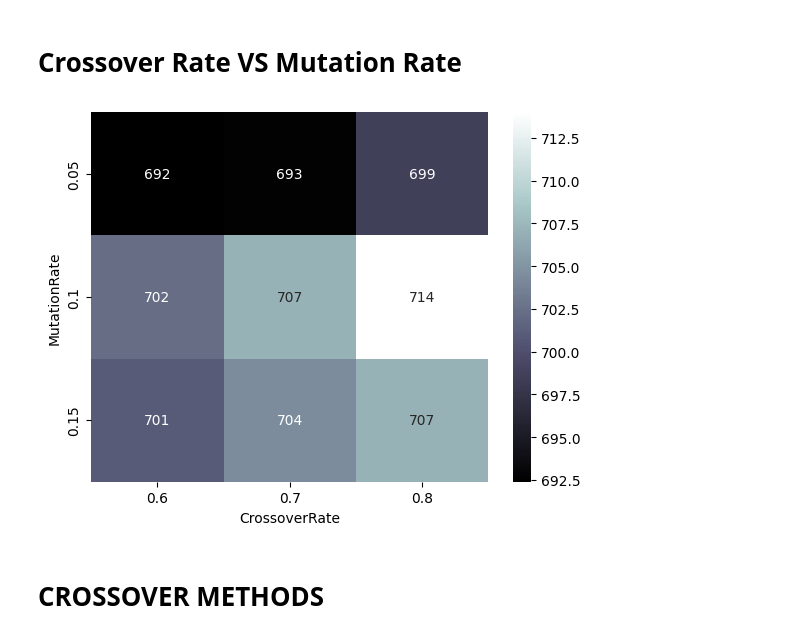
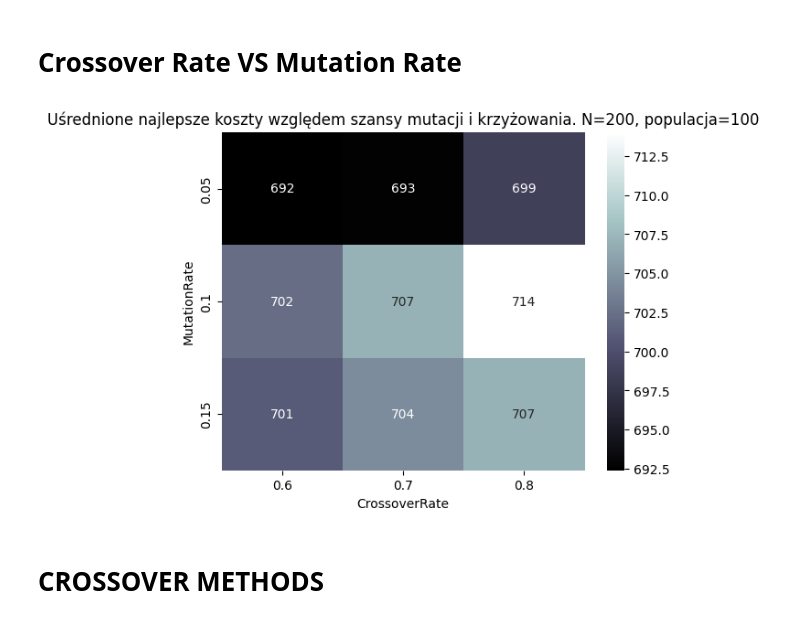
Before and after one commit to CenturionTheMan/OptimizationLabs, a Jupyter notebook: lab6/zad2_5_plots.ipynb, the cells around one changed output. Drawn from its saved outputs; the diff is of its cells as text; code cells hidden in the pictures.

```diff
--- a/lab6/zad2_5_plots.ipynb
+++ b/lab6/zad2_5_plots.ipynb
@@ -11,22 +11,24 @@ import seaborn as sns
 # %%
 df = pd.read_csv('results/test_params.csv')
 
 df_grouped = df.groupby(['MutationRate', 'CrossoverRate']).agg(
     SolutionCostMean=('SolutionCost', 'mean'),
 ).reset_index()
 
 heatmap_data = df_grouped.pivot_table(
     index='MutationRate',
     columns='CrossoverRate',
     values='SolutionCostMean',
 )
 
 sns.heatmap(heatmap_data,
             annot=True,
             cmap='bone',
             fmt='.0f')
+
+plt.title('Uśrednione najlepsze koszty względem szansy mutacji i krzyżowania. N=200, populacja=100')
 plt.show()
 # %% [output]
-[figure, old version]
+[figure, new version]
 # %% [markdown]
 # CROSSOVER METHODS
```
Also changed, not shown: parts of 3 cells of this notebook, 3 other files.
